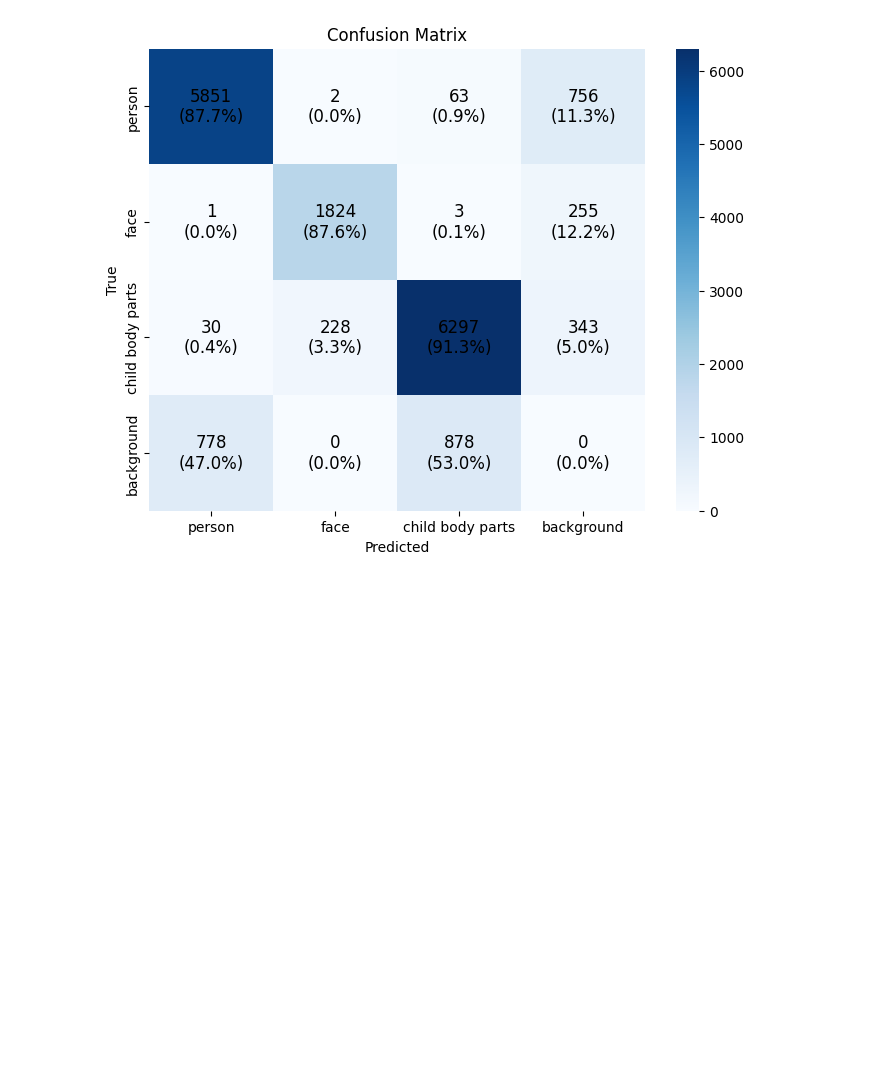
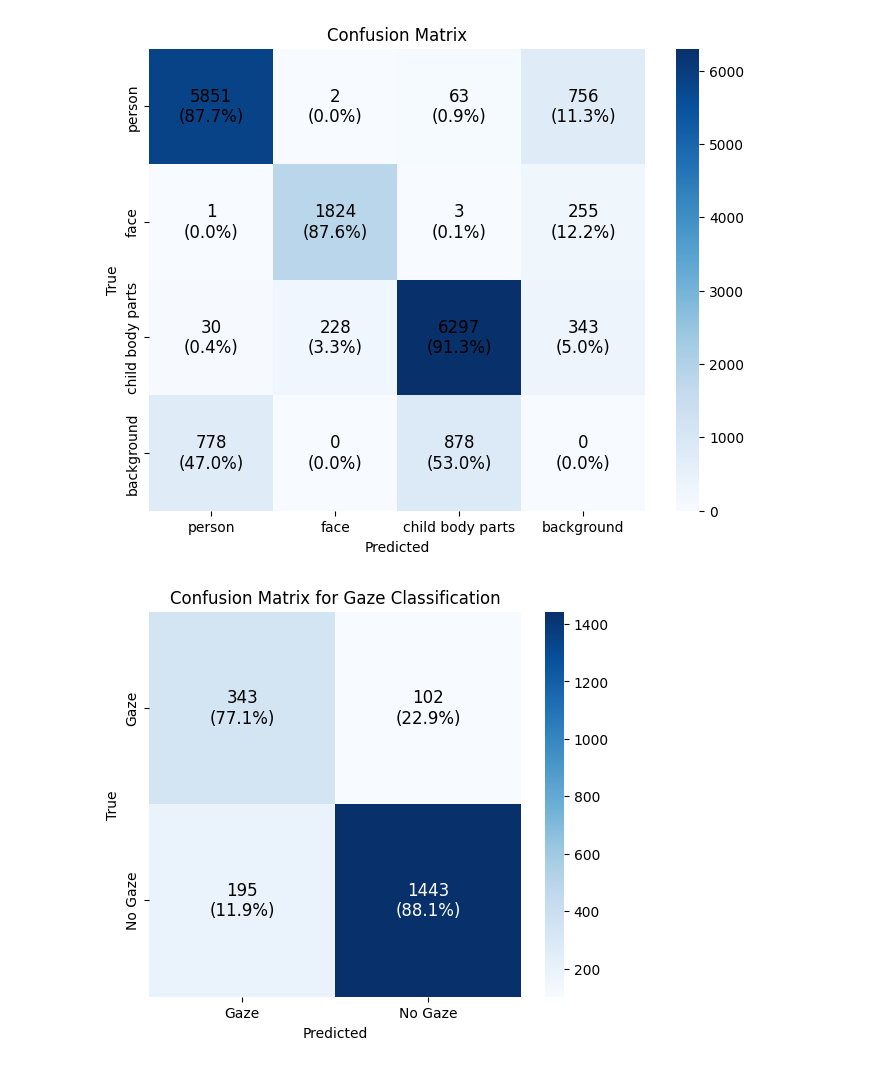
Before and after one commit to neleSuffo/naturalistic-social-analysis, a Jupyter notebook: notebooks/yolo_detections_analysis.ipynb, the cells around one changed output. Cells and saved outputs as stored; diff of their text form; code cells hidden in the pictures; blank space fills up the shorter version.

```diff
--- a/notebooks/yolo_detections_analysis.ipynb
+++ b/notebooks/yolo_detections_analysis.ipynb
@@ -724,6 +724,54 @@ plt.title("Confusion Matrix")
 plt.show()
 # %% [output]
 [figure]
+# %%
+import numpy as np
+import matplotlib.pyplot as plt
+import seaborn as sns
+
+# Confusion matrix data (rows: True labels, columns: Predicted labels)
+conf_matrix = np.array([
+    [343, 195],  # True: Gaze
+    [102, 1443]  # True: No Gaze
+])
+
+# Swap axes: Predicted labels on x-axis, True labels on y-axis
+conf_matrix = conf_matrix.T  # Transpose the matrix
+
+# Compute percentages
+row_sums = conf_matrix.sum(axis=1, keepdims=True)
+percentages = np.round((conf_matrix / row_sums) * 100, 1)
+
+# Labels for the confusion matrix
+labels = ["Gaze", "No Gaze"]
+
+# Plot confusion matrix
+plt.figure(figsize=(6, 5))
+ax = sns.heatmap(conf_matrix, annot=False, fmt="d", cmap="Blues", cbar=True,
+                 xticklabels=labels, yticklabels=labels)
+
+# Add text annotations
+for i in range(conf_matrix.shape[0]):
+    for j in range(conf_matrix.shape[1]):
+        value = conf_matrix[i, j]
+        percent = percentages[i, j]
+
+        # Set text color based on condition
+        text_color = "white" if value == 1443 else "black"
+
+        ax.text(j + 0.5, i + 0.5, f"{value}\n({percent}%)", ha="center", va="center",
+                fontsize=12, color=text_color)
+
+plt.xlabel("Predicted")
+plt.ylabel("True")
+plt.title("Confusion Matrix for Gaze Classification")
+
+# Save the figure
+plt.savefig('/home/nele_pauline_suffo/outputs/yolo_gaze_classification/confusion_matrix_gaze_classification.png')
+
+plt.show()
+# %% [output]
+[figure, added]
 # %%
 import numpy as np
 import matplotlib.pyplot as plt
```
